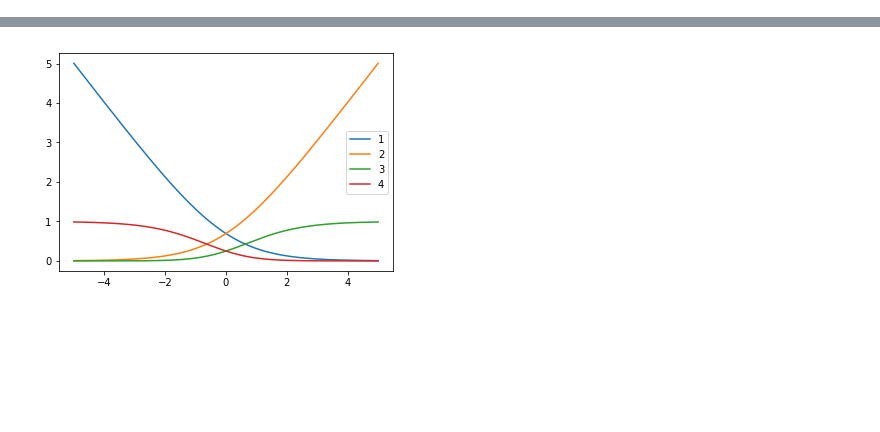
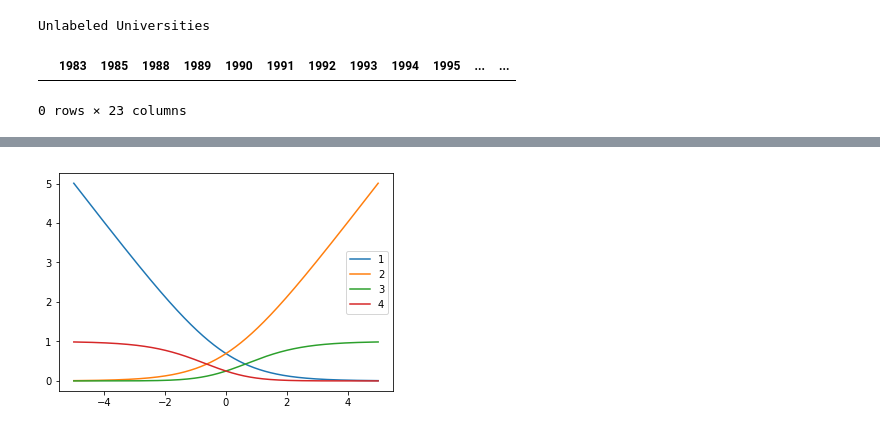
Before and after one commit to clover199/clover199.github.io, a Jupyter notebook: codes/ranking.ipynb, the cells around one changed output, grey strips where cells are left out. Cells and saved outputs as stored; diff of their text form; code cells hidden in the pictures; blank space fills up the shorter version.

```diff
--- a/codes/ranking.ipynb
+++ b/codes/ranking.ipynb
@@ -458,0 +111,47 @@ pd.DataFrame({"pre":data08.index.values, "official": [univs[int(x)] for x in dat
+# %%
+# load state universities and flagship campus
+
+r = requests.get("https://en.wikipedia.org/wiki/List_of_state_universities_in_the_United_States").text
+lines = ""
+for x in r.split("<h2>")[2:-2]:
+    lines += BeautifulSoup("<h2>"+x, 'html.parser').get_text()
+
+# improve the original univs and uset lists by adding information from state university list
+
+for line in lines.split('\n'):
+    if line.find("(")!=-1 and line.find("System")==-1:
+        x = line.split("(")
+        name = x[0].strip()
+        abbr = [x.strip() for x in x[1].replace(')','').replace(", or ",", ").replace(" or ",", ").split(', ') \
+               if len(x)<len(name)]
+        index = findIndex(name, verbose=False)
+        if line.find(" - flagship/main campus")!=-1:
+            if len(x)<3: abbr = []
+            city = x[-1].replace(')','').replace(" - flagship/main campus", "").strip()
+            if index==-1:
+                index = findIndex(name+" "+city, verbose=False)
+                # add name without city to the name set
+                if index!=-1:
+                    univs[index] |= {name}
+            if index==-1:
+                index = findIndex(" ".join(extract([name])-extract([city])))
+            # add city name in word set of flagship state university
+            if index!=-1:
+                uset[index] |= extract([city])
+        # add alias of the university if found in list
+        if index!=-1:
+            univs[index] |= set(abbr)
+# %%
+# get university index for data before 2008
+
+univs[findIndex('University of Virginia, Charlottesville', verbose=False)] |= {"University of Virginia"}
+univs[findIndex('Rutgers University', verbose=False)] |= {"Rutgers University at New Brunswick"}
+univs[findIndex('Washington University, Saint Louis', verbose=False)] |= {"Washington University in St. Louis"}
+
+data83['UnivCode'] = -1
+for univ in data83.index:
+    data83.at[univ, 'UnivCode'] = findIndex(univ, verbose=False)
+# %% [output]
+Unlabeled Universities
+|  | 1983 | 1985 | 1988 | 1989 | 1990 | 1991 | 1992 | 1993 | 1994 | 1995 | ... | ... |
+0 rows × 23 columns
```
Also changed, not shown: parts of 37 cells of this notebook, 4 other files.
